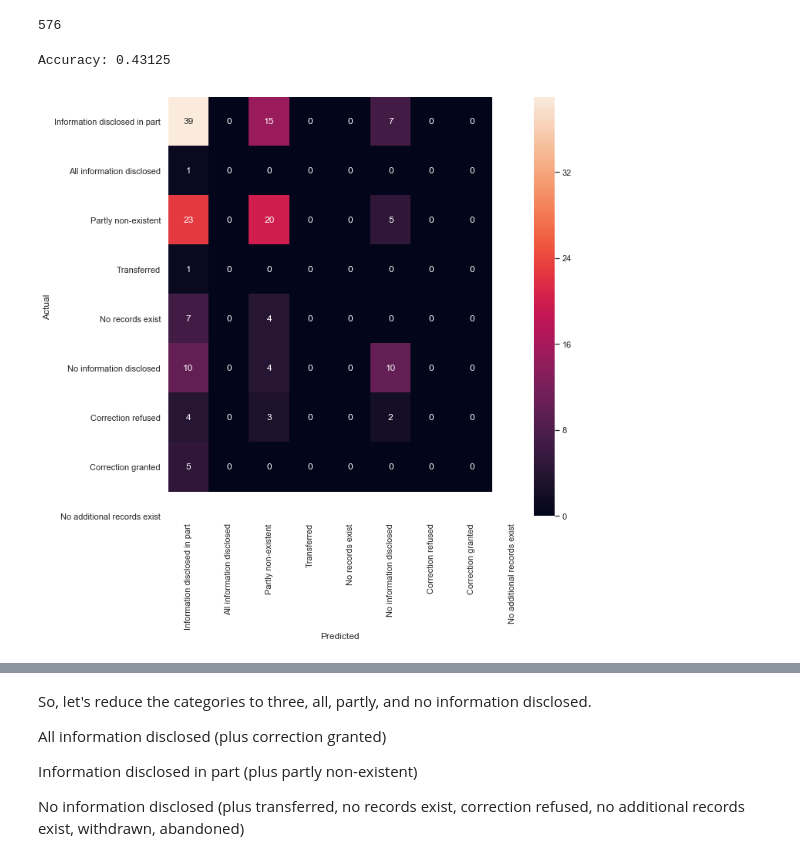
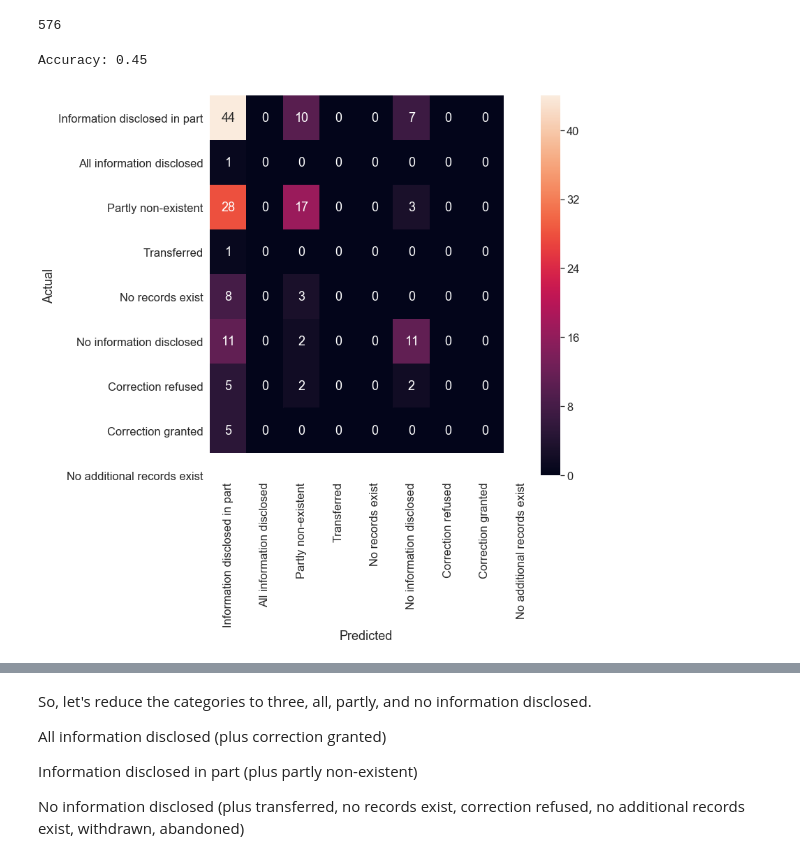
Before and after one commit to brodriguezmilla/foir, a Jupyter notebook: foir.ipynb, the cells around one changed output, grey strips where cells are left out. Drawn from its saved outputs; the diff is of its cells as text; code cells hidden in the pictures.

```diff
--- a/foir.ipynb
+++ b/foir.ipynb
@@ -2182,7 +2303,7 @@ def get_params(self, deep=True):
         return {}
 # %%
-count_vect = CountVectorizer(tokenizer=tokenizeText, ngram_range=(1,3))
-tfidf_vect = TfidfVectorizer(tokenizer=tokenizeText, ngram_range=(1,3))
+count_vect = CountVectorizer(tokenizer = tokenizeText, ngram_range = (1, 5))
+tfidf_vect = TfidfVectorizer(tokenizer = tokenizeText, ngram_range = (1, 5))
 count_clf = LinearSVC()
 tfidf_clf = LinearSVC()
 # %%
@@ -2286,17 +2407,18 @@ count_pipe.fit(X2_train, y2_train)
 count_preds = count_pipe.predict(X2_test)
 print("Accuracy:", accuracy_score(y2_test, count_preds))
 # %% [output]
-Accuracy: 0.43125
+Accuracy: 0.45
 # %%
 count_conf_mat = confusion_matrix(y2_test, count_preds)
-fig, ax = plt.subplots(figsize=(10,10))
-sns.heatmap(count_conf_mat, annot=True, fmt='d',
-            xticklabels=tokenized_adf_indep['Decision'].unique(), yticklabels=tokenized_adf_indep['Decision'].unique())
+fig, ax = plt.subplots(figsize = (10,10))
+sns.heatmap(count_conf_mat, annot = True, fmt = 'd',
+            xticklabels = tokenized_adf_indep['Decision'].unique(),
+            yticklabels = tokenized_adf_indep['Decision'].unique())
 plt.ylabel('Actual')
 plt.xlabel('Predicted')
 plt.show()
 # %% [output]
-[figure, old version]
+[figure, new version]
 # %%
 tfidf_pipe.fit(X2_train, y2_train)
 tfidf_preds = tfidf_pipe.predict(X2_test)
```
Also changed, not shown: parts of 119 cells of this notebook, 1 other file.
